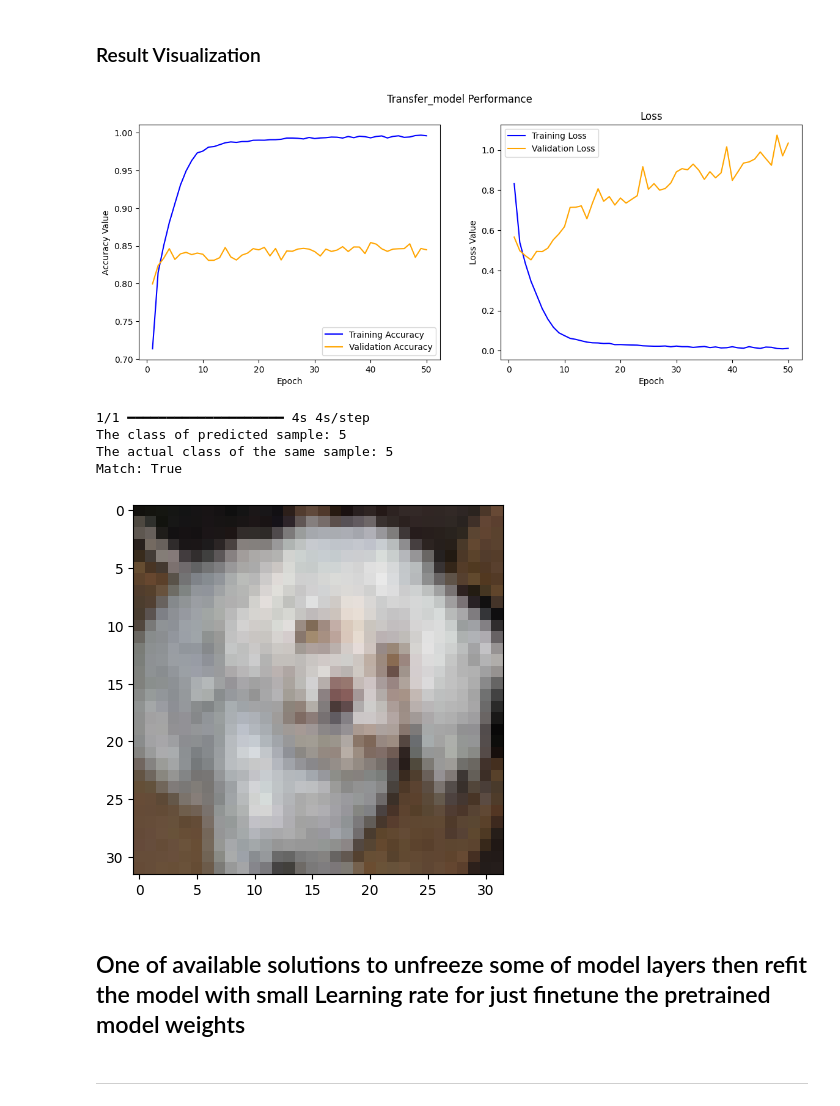
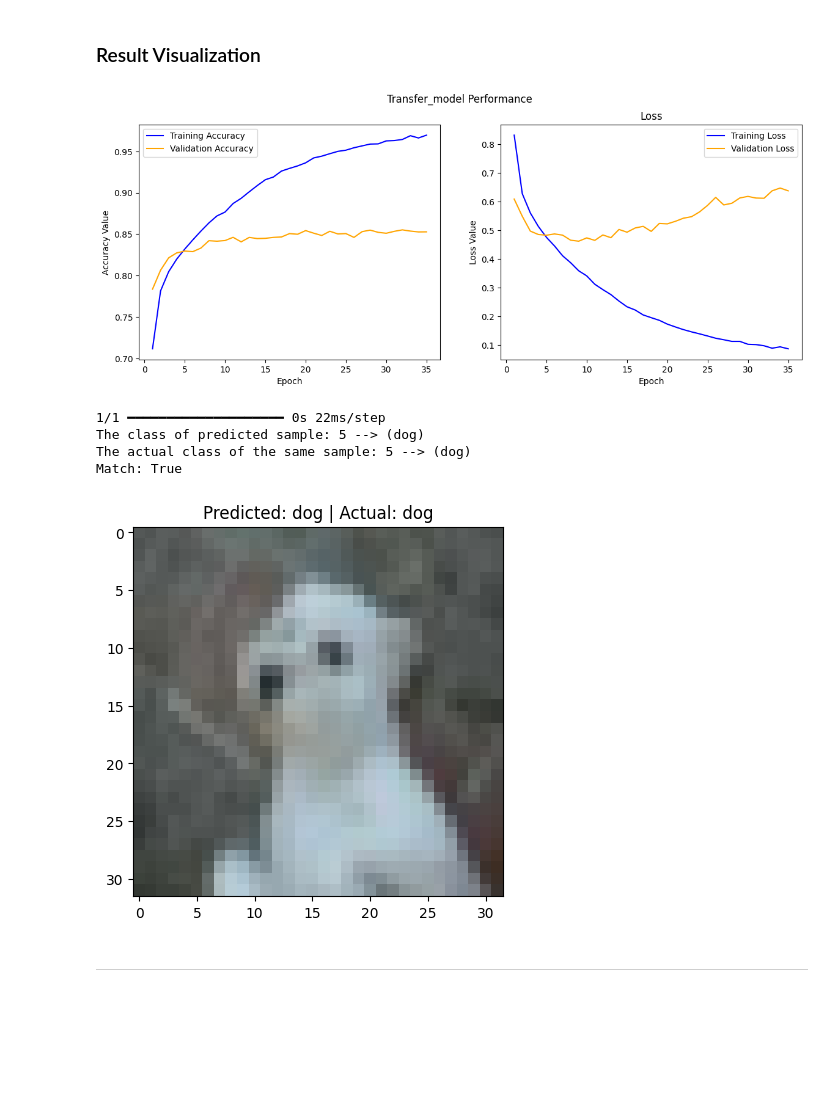
Before and after one commit to yasminkadry/Cifer10-mnist-datasets-with-CNN, a Jupyter notebook: cifer10&mnist_withCNN.ipynb, the cells around one changed output. Saved outputs shown, nothing was run; the diff lists cells and outputs as text; code cells hidden in the pictures; blank space fills up the shorter version.

```diff
--- a/cifer10&mnist_withCNN.ipynb
+++ b/cifer10&mnist_withCNN.ipynb
@@ -1042,13 +1113,13 @@ plt.imshow(my_image)
 # %%
-# Unfreeze last 5 layers for fine-tuning
-for layer in resnet_base.layers[:-5]:
+# Unfreeze last 3 layers for fine-tuning
+for layer in resnet_base.layers[:-3]:
     layer.trainable = False
 
 
 
 
 res_model2 = Sequential()
-res_model2.add(Input(shape=X_train.shape[1:]))
+res_model2.add(Input(shape=X_train_pro.shape[1:]))
 ## resize input according to the resnet inputs
 res_model2.add(UpSampling2D(size=(7, 7)))
 
@@ -1057,7 +1128,7 @@ res_model2.add(GlobalAveragePooling2D()) ## flatten ...
 
 
 res_model2.add(Dense(1024))
-res_model2.add(Dropout(0.4)) ## reduce overfitting
+res_model2.add(Dropout(0.5)) ## reduce overfitting
 res_model2.add(Activation('relu'))
 
 res_model2.add(Dense(512))
@@ -1066,7 +1137,7 @@ res_model2.add(Activation('relu'))
 
 res_model2.add(Dense(10, activation="softmax"))
 
-res_model2.compile(optimizer=keras.optimizers.Adam(learning_rate=0.0001),loss='categorical_crossentropy',metrics=['accuracy'])
+res_model2.compile(optimizer=keras.optimizers.Adam(learning_rate=0.001),loss='categorical_crossentropy',metrics=['accuracy'])
 # early_stop = EarlyStopping(monitor='val_loss', patience=10, restore_best_weights=True)
 
 
@@ -1096,3 +1167,3 @@ Model: "sequential"
 # %%
-res_hist2 = res_model2.fit(X_train_pro,y_train, epochs=50, batch_size=BATCH_SIZE, validation_split=0.2)
+res_hist2 = res_model2.fit(X_train_pro,y_train, epochs=35, batch_size=BATCH_SIZE, validation_split=0.2)
 # %% [output]
@@ -1157,28 +1228,28 @@ ax[1].legend()
 
 plt.show();
 # %% [output]
-[figure, old version]
+[figure, new version]
 # %%
-## just check......
-my_image = X_test[1000]
+rnum=np.random.randint(0,len(X_test))
+my_image = X_test[rnum]
 plt.imshow(my_image)
 
 
-pred = np.argmax(res_model2.predict(X_test_pro[1000:1001]))
-actual = np.argmax(y_test[1000])
+pred = np.argmax(res_model2.predict(X_test_pro[rnum:rnum+1]))
+actual = np.argmax(y_test[rnum])
 
+print(f'The class of predicted sample: {pred} --> ({labeled_dictionary[pred]})')
+print(f'The actual class of the same sample: {actual} --> ({labeled_dictionary[actual]})')
+print("Match:", pred == actual)
 
-print(f'The class of predicted sample: {pred}')
-print(f'The actual class of the same sample: {actual}')
-print("Match:", pred == actual)
+plt.title(f"Predicted: {labeled_dictionary[pred]} | Actual: {labeled_dictionary[actual]}")
+plt.show()
 # %% [output]
-1/1 ━━━━━━━━━━━━━━━━━━━━ 4s 4s/step
-The class of predicted sample: 5
-The actual class of the same sample: 5
+1/1 ━━━━━━━━━━━━━━━━━━━━ 0s 22ms/step
+The class of predicted sample: 5 --> (dog)
+The actual class of the same sample: 5 --> (dog)
 Match: True
-[figure, old version]
+[figure, new version]
-# %% [markdown]
-## One of available solutions to unfreeze some of model layers then refit the model with small Learning rate for just finetune the pretrained model weights
 # %% [markdown]
 ---
 # %% [markdown]
```
Also changed, not shown: parts of 55 cells of this notebook.
